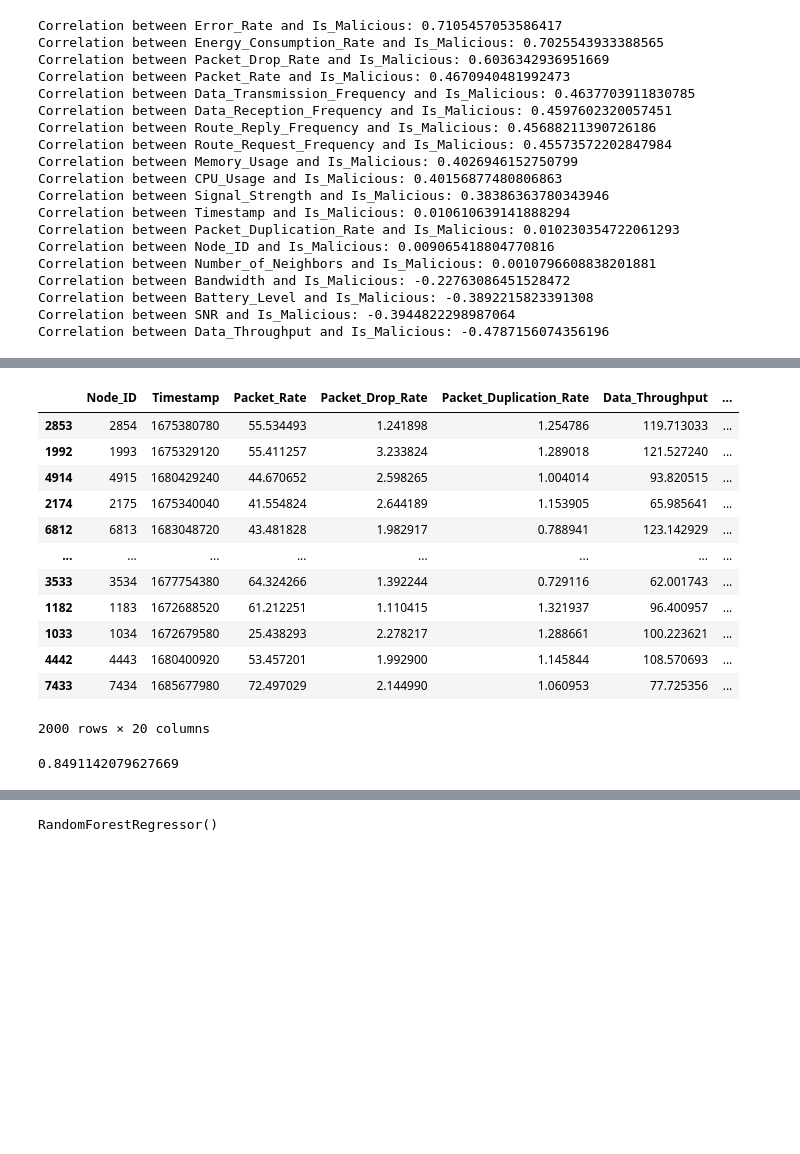
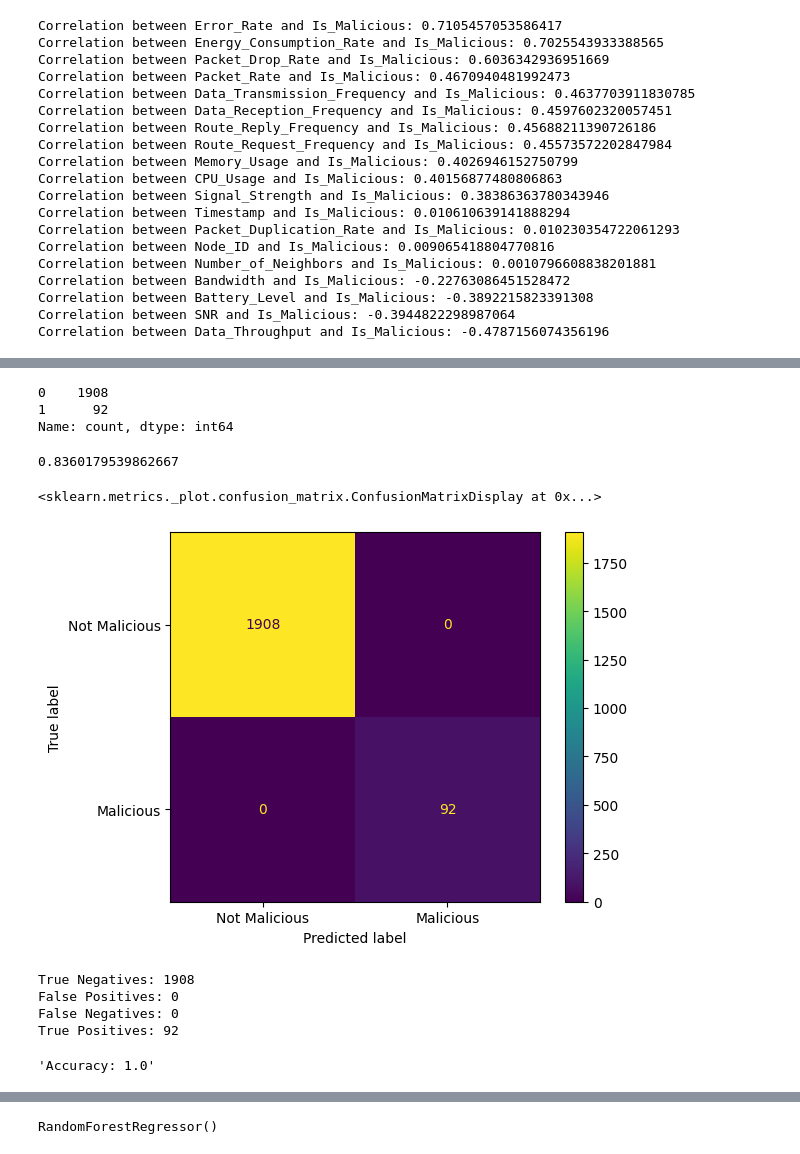
Before and after one commit to AYA-28/SePr, a Jupyter notebook: GP/sensornet/SEcodeann.ipynb, the cells around one changed output, grey strips where cells are left out. Saved outputs shown, nothing was run; the diff lists cells and outputs as text; code cells hidden in the pictures; blank space fills up the shorter version.

```diff
--- a/GP/sensornet/SEcodeann.ipynb
+++ b/GP/sensornet/SEcodeann.ipynb
@@ -186,18 +180,0 @@ LinearRegression()
-# %%
-test_data = x_test.join(y_test)
-# %%
-test_data
-# %% [output]
-|  | Node_ID | Timestamp | Packet_Rate | Packet_Drop_Rate | Packet_Duplication_Rate | Data_Throughput | ... |
-| 2853 | 2854 | 1675380780 | 55.534493 | 1.241898 | 1.254786 | 119.713033 | ... |
-| 1992 | 1993 | 1675329120 | 55.411257 | 3.233824 | 1.289018 | 121.527240 | ... |
-| 4914 | 4915 | 1680429240 | 44.670652 | 2.598265 | 1.004014 | 93.820515 | ... |
-| 2174 | 2175 | 1675340040 | 41.554824 | 2.644189 | 1.153905 | 65.985641 | ... |
-| 6812 | 6813 | 1683048720 | 43.481828 | 1.982917 | 0.788941 | 123.142929 | ... |
-| ... | ... | ... | ... | ... | ... | ... | ... |
-| 3533 | 3534 | 1677754380 | 64.324266 | 1.392244 | 0.729116 | 62.001743 | ... |
-| 1182 | 1183 | 1672688520 | 61.212251 | 1.110415 | 1.321937 | 96.400957 | ... |
-| 1033 | 1034 | 1672679580 | 25.438293 | 2.278217 | 1.288661 | 100.223621 | ... |
-| 4442 | 4443 | 1680400920 | 53.457201 | 1.992900 | 1.145844 | 108.570693 | ... |
-| 7433 | 7434 | 1685677980 | 72.497029 | 2.144990 | 1.060953 | 77.725356 | ... |
-2000 rows × 20 columns
@@ -206,4 +181,64 @@ x_test, y_test = test_data.drop(['Is_Malicious'], axis = 1), test_data['Is_Malic
+# %%
+# LinearRegression
+from sklearn.linear_model import LinearRegression
+import pandas as pd
+
+# Assuming train_data, x_test are defined earlier
+x_train, y_train = train_data.drop(['Is_Malicious'], axis=1), train_data['Is_Malicious']
+
+# Training the model
+reg = LinearRegression().fit(x_train, y_train)
+x_test, y_test = test_data.drop(['Is_Malicious'], axis = 1), test_data['Is_Malicious']
+# Predicting on test data
+test_predictions = reg.predict(x_test)
+
+# Rounding predictions to 0 or 1
+rounded_predictions = (test_predictions >= 0.5).astype(int)
+
+# Counting the occurrences of 0 and 1
+value_counts = pd.Series(rounded_predictions).value_counts()
+print(value_counts)
+# %% [output]
+0    1908
+1      92
+Name: count, dtype: int64
 # %%
 reg.score(x_test,y_test)
 # %% [output]
-0.8491142079627669
+0.8360179539862667
+# %%
+from sklearn.metrics import confusion_matrix,ConfusionMatrixDisplay
+cm = confusion_matrix(y_test,rounded_predictions, labels=[0, 1])
+disp = ConfusionMatrixDisplay(confusion_matrix=cm,
+                              display_labels=['Not Malicious', 'Malicious'])
+disp.plot()
+#this graph shows thas the predection was 100% true
+# %% [output]
+<sklearn.metrics._plot.confusion_matrix.ConfusionMatrixDisplay at 0x...>
+[figure, added]
+# %%
+# Get TNs, FPs, FNs, TPs
+
+tn, fp, fn, tp = cm.ravel()
+
+s ="""
+True Negatives: {0}
+False Positives: {1}
+False Negatives: {2}
+True Positives: {3}
+""".format(tn, fp, fn, tp)
+
+print(s)
+# %% [output]
+True Negatives: 1908
+False Positives: 0
+False Negatives: 0
+True Positives: 92
+# %%
+#accuracy
+def accuracy(tn, fp, fn, tp):
+  return (tp + tn) / (tp + tn + fp + fn)
+
+"Accuracy: {0}".format(accuracy(tn, fp, fn, tp))
+# %% [output]
+'Accuracy: 1.0'
```
Also changed, not shown: parts of 18 cells of this notebook.
